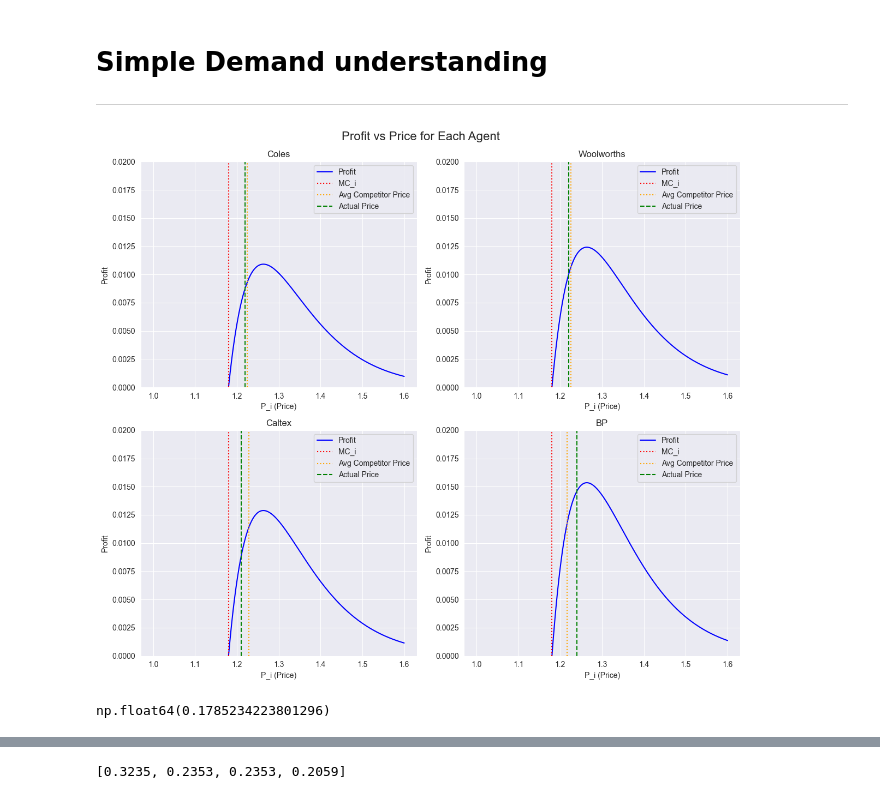
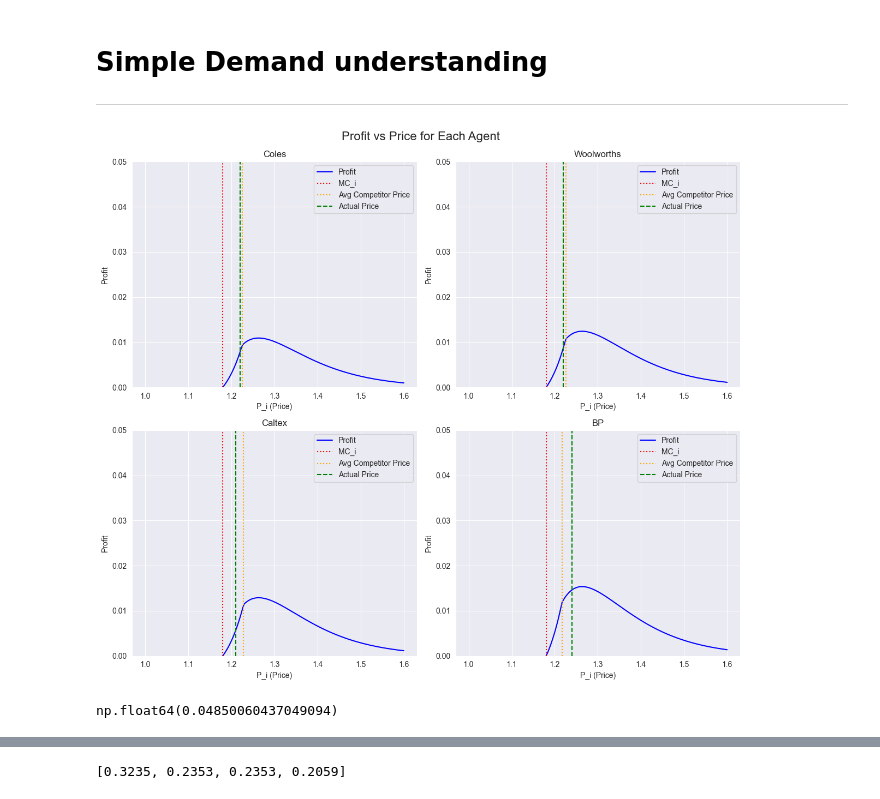
Before and after one commit to luciasauer/algorithmic_pricing_llms, a Jupyter notebook: notebooks/simple_demand_understanding.ipynb, the cells around one changed output, grey strips where cells are left out. Cells and saved outputs as stored; diff of their text form; code cells hidden in the pictures.

```diff
--- a/notebooks/simple_demand_understanding.ipynb
+++ b/notebooks/simple_demand_understanding.ipynb
@@ -252,6 +252,8 @@ import numpy as np
 import matplotlib.pyplot as plt
 
 # Agent data. Prices for 2009-04-01
+
+
 data = [
     {"agent": "Coles", "price": 1.22, "marginal_cost": 1.18, "market_share": 0.207},
     {
@@ -285,40 +287,40 @@ for idx, agent_data in enumerate(data):
     P_avg_weighted_competitors = np.average(prices_excl_i, weights=normalized_weights)
 
     profits = []
     for P_i in P_i_values:
-        price_deviation = P_i - P_avg_weighted_competitors
+        price_deviation = abs(P_i - P_avg_weighted_competitors)
         penalty = np.exp(-LAMBDA * price_deviation)
         profit = (P_i - MC_i) * S_i * penalty
         profits.append(profit)
 
     # Plot
     ax = axs[idx]
     ax.plot(P_i_values, profits, label="Profit", color="blue")
     ax.axvline(MC_i, color="red", linestyle=":", label="MC_i")
     ax.axvline(
         P_avg_weighted_competitors,
         color="orange",
         linestyle=":",
         label="Avg Competitor Price",
     )
     ax.axvline(P_i_real, color="green", linestyle="--", label="Actual Price")
 
     ax.set_title(f"{name}")
     ax.set_xlabel("P_i (Price)")
     ax.set_ylabel("Profit")
-    ax.set_ylim(bottom=0, top=0.02)
+    ax.set_ylim(bottom=0, top=0.05)
     ax.grid(True)
     ax.legend()
 
 plt.tight_layout()
 plt.suptitle("Profit vs Price for Each Agent", fontsize=16, y=1.02)
 plt.show()
 # %% [output]
-[figure, old version]
+[figure, new version]
 # %%
-(1.22 - 1.12) * 0.2058823529411765 * np.exp(-12 * (1.22 - 1.40))
+(1.18 - 1.1) * 0.2058823529411765 * np.exp(-12 * (1.18 - 1.27))
 # %% [output]
-np.float64(0.1785234223801296)
+np.float64(0.04850060437049094)
 # %%
 df
 # %% [output]
```
